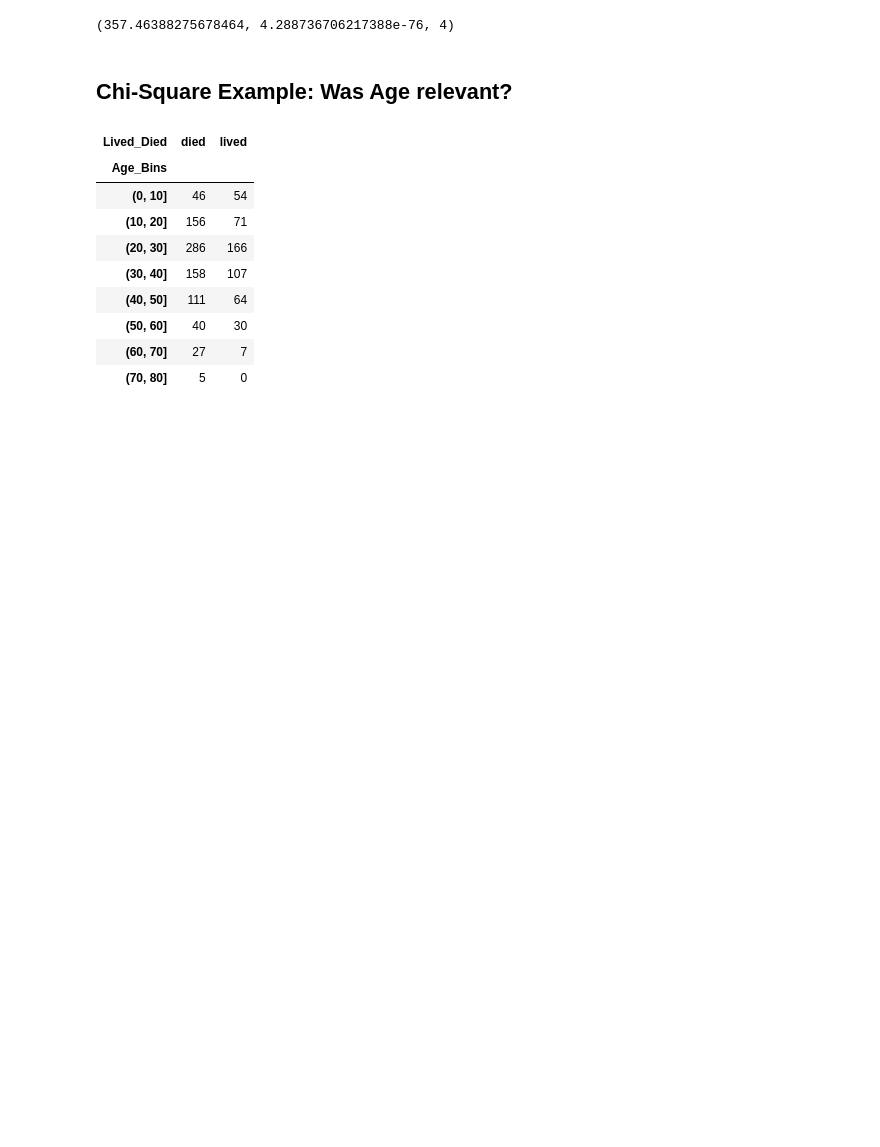
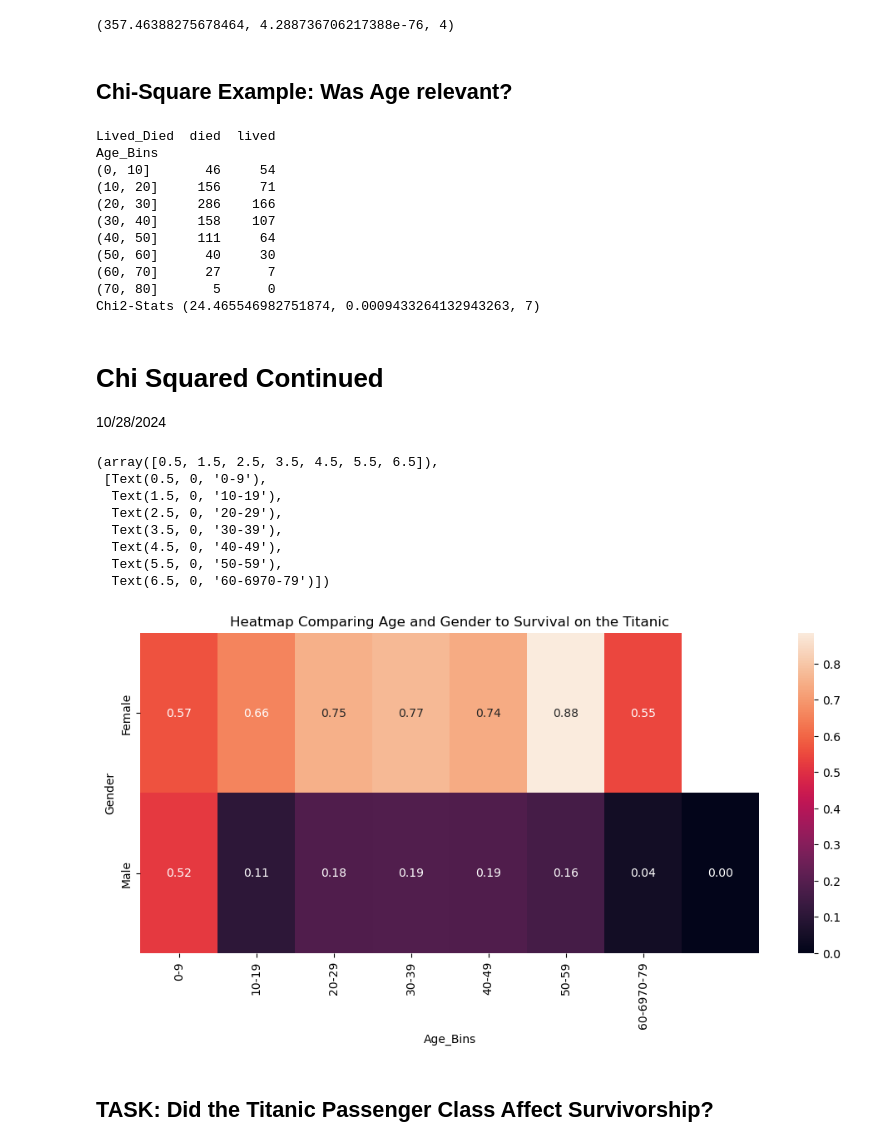
Before and after one commit to CS4580/my-notes-kristina-br, a Jupyter notebook: module6/10232024-titanic_passenger_analysis.ipynb, the cells around one changed output. Saved outputs shown, nothing was run; the diff lists cells and outputs as text; code cells hidden in the pictures; blank space fills up the shorter version.

```diff
--- a/module6/10232024-titanic_passenger_analysis.ipynb
+++ b/module6/10232024-titanic_passenger_analysis.ipynb
@@ -85,26 +85,32 @@ passenger_df
 
 
 # Create the bins
-passenger_df['Age_Bins'] = pd.cut(x=passenger_df['Age'], bins=[0, 10, 20, 30, 40, 50, 60, 70, 80])
+passenger_df['Age_Bins'] = pd.cut(x=passenger_df['Age'], bins=range(0,90,10))#[0, 10, 20, 30, 40, 50, 60, 70, 80])
 
 contingency_table = pd.crosstab(passenger_df['Age_Bins'], passenger_df['Lived_Died'])
-contingency_table
+#contingency_table
 # plot it yay
 #contingency_table.plot(kind='bar')
+print(contingency_table)
+print(f'Chi2-Stats {stats.chi2_contingency(contingency_table)[0:3]}')
 # %% [output]
-| Lived_Died | died | lived |
-| Age_Bins |  |  |
-| (0, 10] | 46 | 54 |
-| (10, 20] | 156 | 71 |
-| (20, 30] | 286 | 166 |
-| (30, 40] | 158 | 107 |
-| (40, 50] | 111 | 64 |
-| (50, 60] | 40 | 30 |
-| (60, 70] | 27 | 7 |
-| (70, 80] | 5 | 0 |
+Lived_Died  died  lived
+Age_Bins
+(0, 10]       46     54
+(10, 20]     156     71
+(20, 30]     286    166
+(30, 40]     158    107
+(40, 50]     111     64
+(50, 60]      40     30
+(60, 70]      27      7
+(70, 80]       5      0
+Chi2-Stats (24.465546982751874, 0.0009433264132943263, 7)
 # %%
 #passenger_df.groupby(['Age_Bins', 'Lived_Died'])
 
 # create a heatmap
 
 # use a pivot table
+# %% [markdown]
+# Chi Squared Continued
+10/28/2024
@@ -110,0 +123,37 @@ contingency_table
+# %%
+# load data
+passengers_df = pd.read_csv('../data/Titanic_Passengers.csv')
+
+#passengers_df.columns
+
+# drop columns not needed
+passengers_df.drop(['Name','Born','Died','Fare','Fare_decimal', 'Passenger_Class'], axis=1, inplace=True)
+# drop null values
+passengers_df.dropna(inplace=True)
+# %%
+# encode the categorical data
+le = preprocessing.LabelEncoder()
+#le
+passengers_df['Lived_Died_int'] = le.fit_transform(passengers_df['Lived_Died'])
+passengers_df['Age_Bins'] = pd.cut(x=passengers_df['Age'], bins=range(0,90,10))
+
+pivot_table = pd.pivot_table(passengers_df, values='Lived_Died_int', index=['Gender'], columns = ['Age_Bins']) # use a pivottable
+pivot_table.applymap(lambda x: 1-x) #invert values in heatmap
+# create a heatmap
+plt.figure(figsize=(12,5))
+x_axis_labels = ['0-9', '10-19', '20-29', '30-39', '40-49', '50-59', '60-69' '70-79']
+sns.heatmap(pivot_table, annot=True, yticklabels=['Female', 'Male'], xticklabels=x_axis_labels, fmt='.2f', cmap='rocket')
+plt.title('Heatmap Comparing Age and Gender to Survival on the Titanic')
+plt.xticks(rotation=90)
+# %% [output]
+(array([0.5, 1.5, 2.5, 3.5, 4.5, 5.5, 6.5]),
+ [Text(0.5, 0, '0-9'),
+  Text(1.5, 0, '10-19'),
+  Text(2.5, 0, '20-29'),
+  Text(3.5, 0, '30-39'),
+  Text(4.5, 0, '40-49'),
+  Text(5.5, 0, '50-59'),
+  Text(6.5, 0, '60-6970-79')])
+[figure, added]
+# %% [markdown]
+## TASK: Did the Titanic Passenger Class Affect Survivorship?
```
Also changed, not shown: parts of 4 cells of this notebook.
